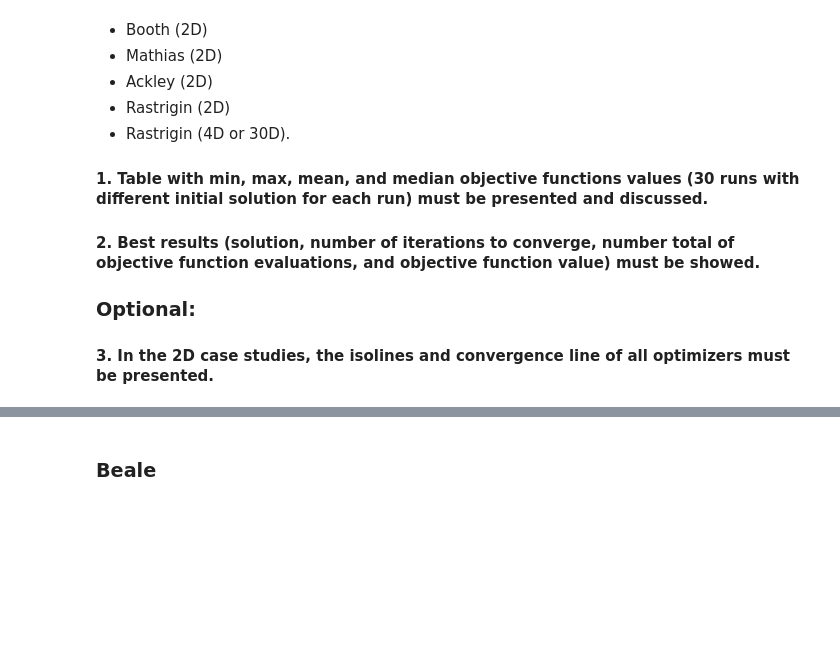
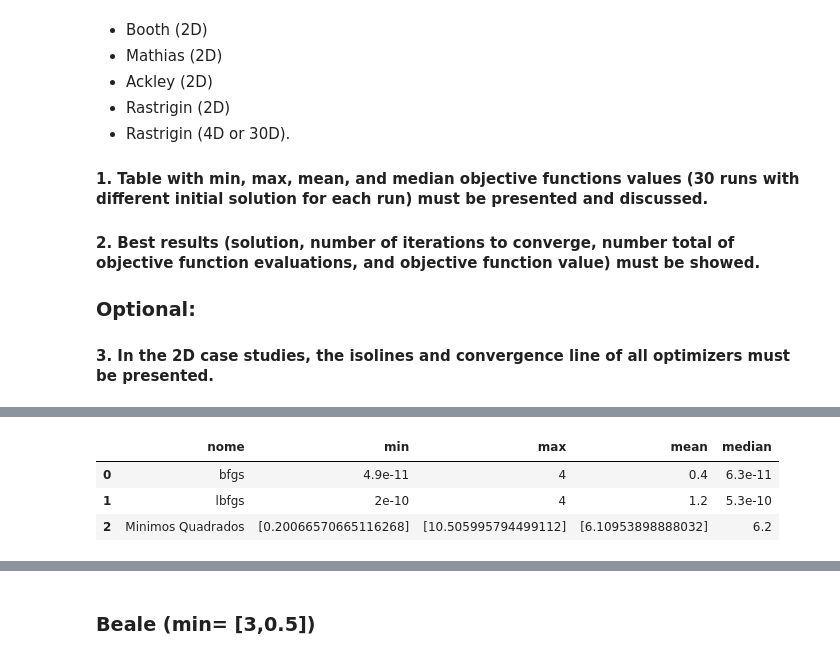
Before and after one commit to pedroterziotti/TE943, a Jupyter notebook: Trabalho 2/CW1.ipynb, the cells around one changed output, grey strips where cells are left out. Saved outputs shown, nothing was run; the diff lists cells and outputs as text; code cells hidden in the pictures; blank space fills up the shorter version.

```diff
--- a/Trabalho 2/CW1.ipynb
+++ b/Trabalho 2/CW1.ipynb
@@ -129,0 +207,35 @@ display(best)
+# %%
+search_space = 10
+
+bfgs =[]
+lbfgs=[]
+powell =[]
+lq=[]
+N=30
+for _ in np.arange(30):
+        x0=[np.random.uniform(-search_space,search_space) for _ in range((N))]
+        bounds=[(-search_space,search_space) for _ in range(N)]
+        bfgs.append(opt.minimize(fun=rosenbrock,x0=x0, method='BFGS'))
+        lbfgs.append(opt.minimize(fun=rosenbrock,x0=x0 , bounds=bounds ,method='L-BFGS-B'))
+        #powell.append(opt.minimize(rosenbrock, x0=x0  ,method="Powell",bounds=bounds))
+        lq.append(opt.least_squares(rosenbrock,x0=x0 ,bounds=(-search_space,search_space)))
+
+
+bfgs_data,bfgs_best= OptmizeResult_to_Series(bfgs, 'bfgs')
+lbfgs_data, lbfgs_best= OptmizeResult_to_Series(lbfgs,'lbfgs')
+#powell_data, powell_best = OptmizeResult_to_Series(powell,"powell")
+lq_data,lq_best= OptmizeResult_to_Series(lq,"Minimos Quadrados")
+
+
+data = pd.DataFrame([bfgs_data,lbfgs_data,lq_data])
+best= pd.DataFrame([bfgs_best,lbfgs_best,lq_best])
+
+display(data)
+display(best)
+#10D = 1 min
+#30D= 6 min
+# %% [output]
+|  | nome | min | max | mean | median |
+| 0 | bfgs | 4.9e-11 | 4 | 0.4 | 6.3e-11 |
+| 1 | lbfgs | 2e-10 | 4 | 1.2 | 5.3e-10 |
+| 2 | Minimos Quadrados | [0.20066570665116268] | [10.505995794499112] | [6.10953898888032] | 6.2 |
@@ -130,3 +246,3 @@ display(best)
 # %% [markdown]
-### Beale
+### Beale (min= [3,0.5])
 # %%
```
Also changed, not shown: parts of 21 cells of this notebook.
